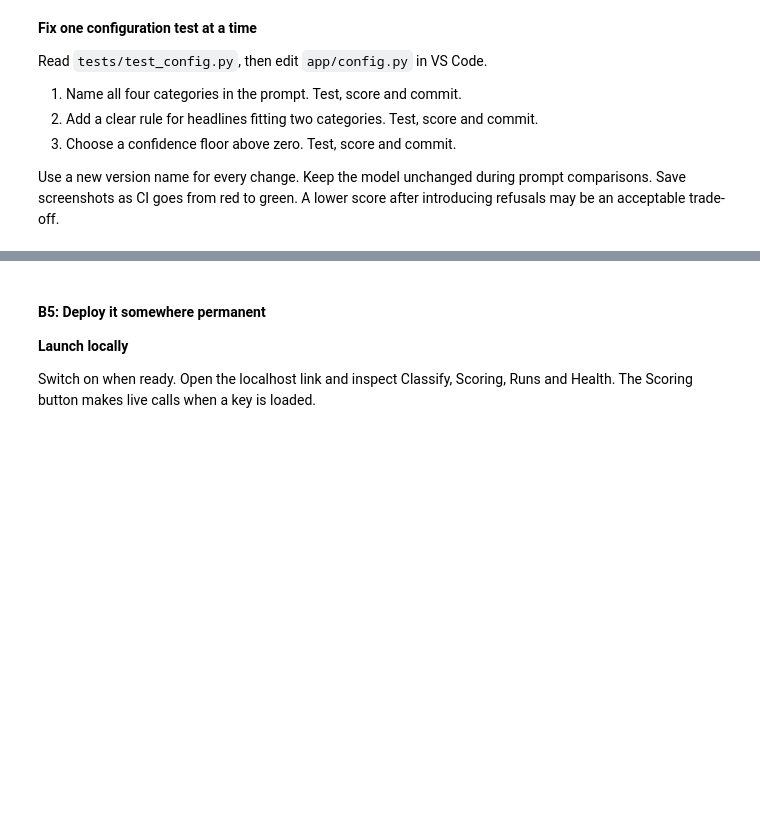
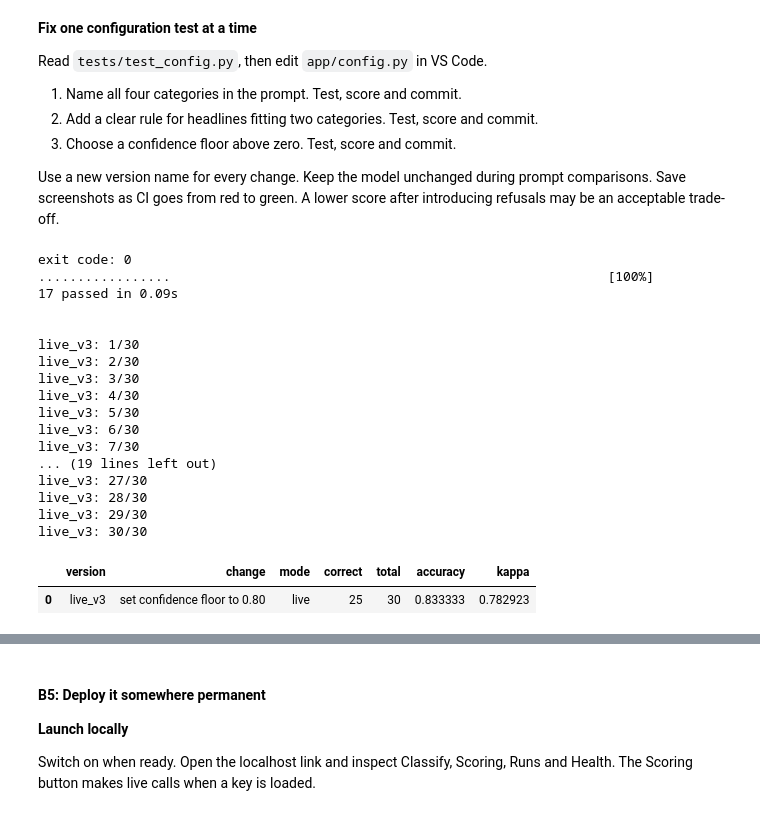
Before and after one commit to ahthini/Ahthini-LSA-AI-ML, a Jupyter notebook: Week 2/week2.ipynb, the cells around one changed output, grey strips where cells are left out. Drawn from its saved outputs; the diff is of its cells as text; code cells hidden in the pictures; blank space fills up the shorter version.

```diff
--- a/Week 2/week2.ipynb
+++ b/Week 2/week2.ipynb
@@ -332,11 +451,31 @@ Read `tests/test_config.py`, then edit `app/config.py` in VS Code.
 Use a new version name for every change. Keep the model unchanged during prompt comparisons. Save screenshots as CI goes from red to green. A lower score after introducing refusals may be an acceptable trade-off.
 # %%
 #change these after each deliberate edit
-version = "live_v1"
-change = "name all four categories"
-run_changed_version = False
+version = "live_v3"
+change = "set confidence floor to 0.80"
+run_changed_version = True
 if run_changed_version:
     run_tests(version)
     changed_result = score_version(version, change, mode="live")
 else:
     print("edit config, choose a version name, then enable this cell")
+# %% [output]
+exit code: 0
+.................                                                        [100%]
+17 passed in 0.09s
+
+
+live_v3: 1/30
+live_v3: 2/30
+live_v3: 3/30
+live_v3: 4/30
+live_v3: 5/30
+live_v3: 6/30
+live_v3: 7/30
+... (19 lines left out)
+live_v3: 27/30
+live_v3: 28/30
+live_v3: 29/30
+live_v3: 30/30
+|  | version | change | mode | correct | total | accuracy | kappa |
+| 0 | live_v3 | set confidence floor to 0.80 | live | 25 | 30 | 0.833333 | 0.782923 |
```
Also changed, not shown: parts of 27 cells of this notebook, 26 other files.
